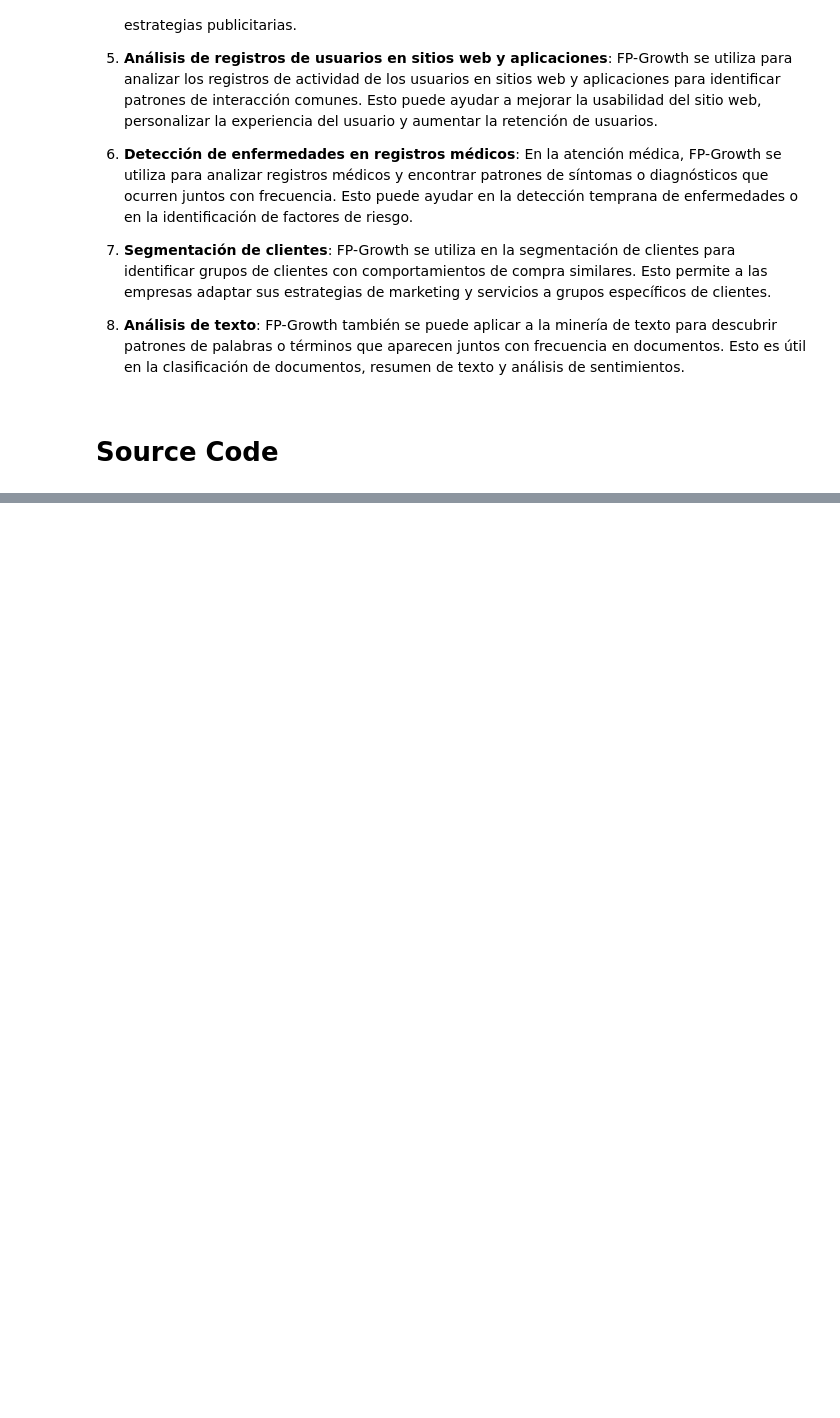
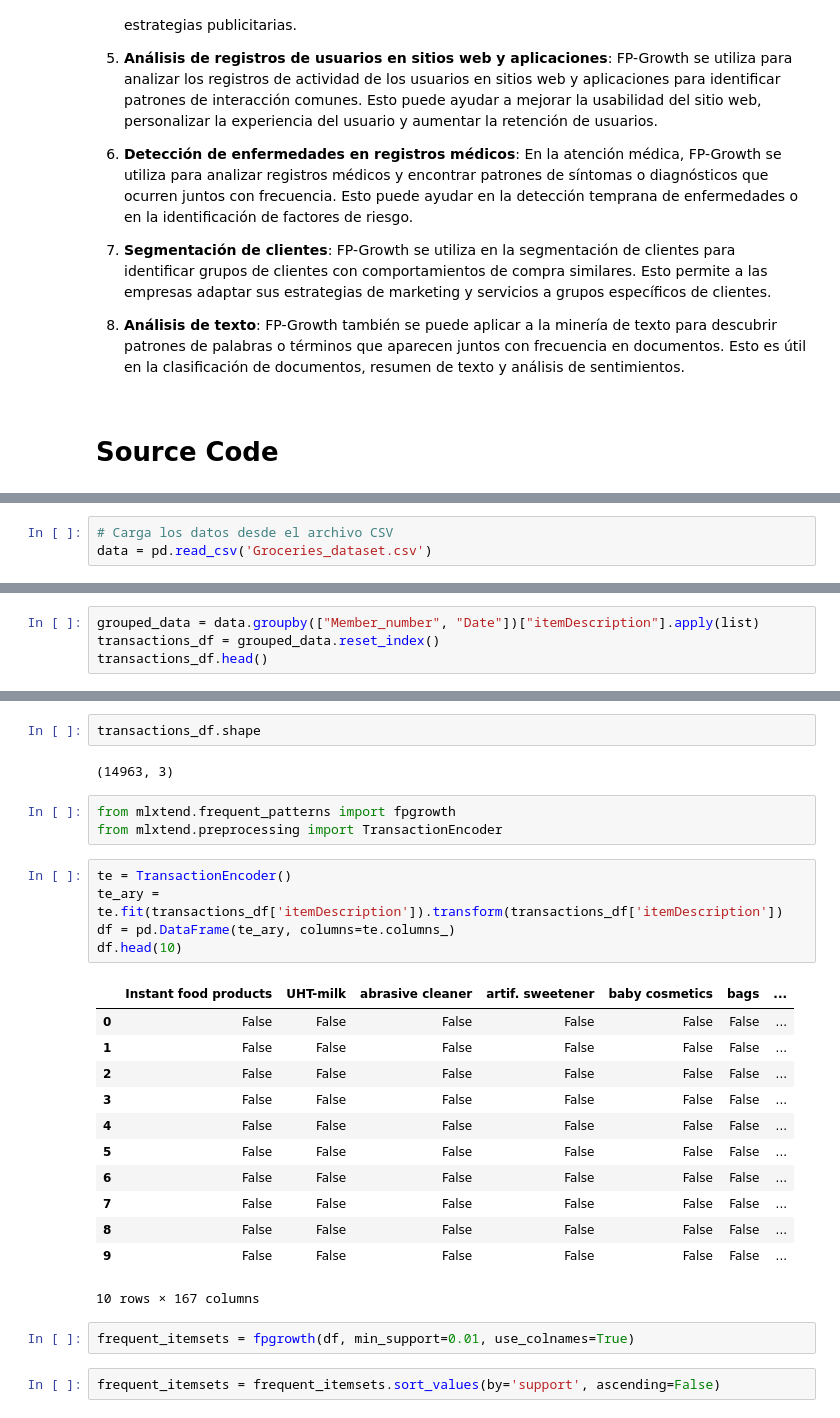
Before and after one commit to marquinamaria/UCB_MDSv4_ML, a Jupyter notebook: ARL_FP_Growth_Algorithm.ipynb, the cells around one changed output, grey strips where cells are left out. Saved outputs shown, nothing was run; the diff lists cells and outputs as text; blank space fills up the shorter version.

```diff
--- a/ARL_FP_Growth_Algorithm.ipynb
+++ b/ARL_FP_Growth_Algorithm.ipynb
@@ -52,0 +68,3 @@ Aquí detallamos algunos casos de uso comunes de FP-Growth:
+# %%
+# Carga los datos desde el archivo CSV
+data = pd.read_csv('Groceries_dataset.csv')
@@ -52,0 +98,4 @@ Aquí detallamos algunos casos de uso comunes de FP-Growth:
+# %%
+grouped_data = data.groupby(["Member_number", "Date"])["itemDescription"].apply(list)
+transactions_df = grouped_data.reset_index()
+transactions_df.head()
@@ -52,0 +109,29 @@ Aquí detallamos algunos casos de uso comunes de FP-Growth:
+# %%
+transactions_df.shape
+# %% [output]
+(14963, 3)
+# %%
+from mlxtend.frequent_patterns import fpgrowth
+from mlxtend.preprocessing import TransactionEncoder
+# %%
+te = TransactionEncoder()
+te_ary = te.fit(transactions_df['itemDescription']).transform(transactions_df['itemDescription'])
+df = pd.DataFrame(te_ary, columns=te.columns_)
+df.head(10)
+# %% [output]
+|  | Instant food products | UHT-milk | abrasive cleaner | artif. sweetener | baby cosmetics | bags | ... |
+| 0 | False | False | False | False | False | False | ... |
+| 1 | False | False | False | False | False | False | ... |
+| 2 | False | False | False | False | False | False | ... |
+| 3 | False | False | False | False | False | False | ... |
+| 4 | False | False | False | False | False | False | ... |
+| 5 | False | False | False | False | False | False | ... |
+| 6 | False | False | False | False | False | False | ... |
+| 7 | False | False | False | False | False | False | ... |
+| 8 | False | False | False | False | False | False | ... |
+| 9 | False | False | False | False | False | False | ... |
+10 rows × 167 columns
+# %%
+frequent_itemsets = fpgrowth(df, min_support=0.01, use_colnames=True)
+# %%
+frequent_itemsets = frequent_itemsets.sort_values(by='support', ascending=False)
```
Also changed, not shown: parts of 14 cells of this notebook.
